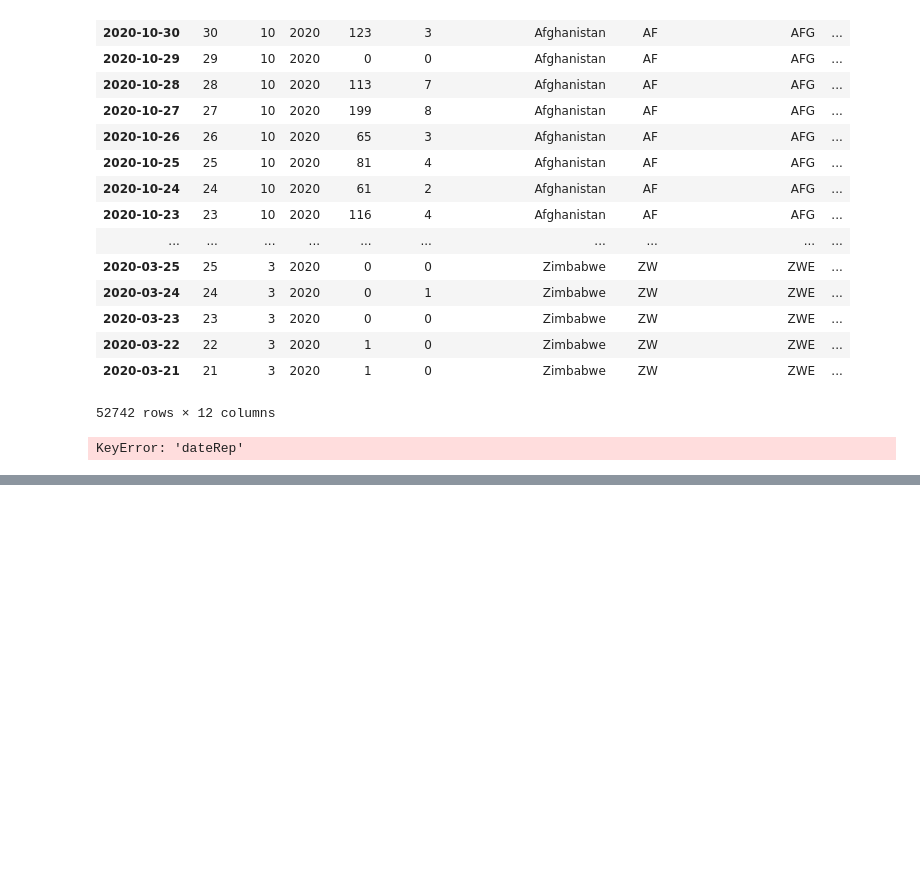
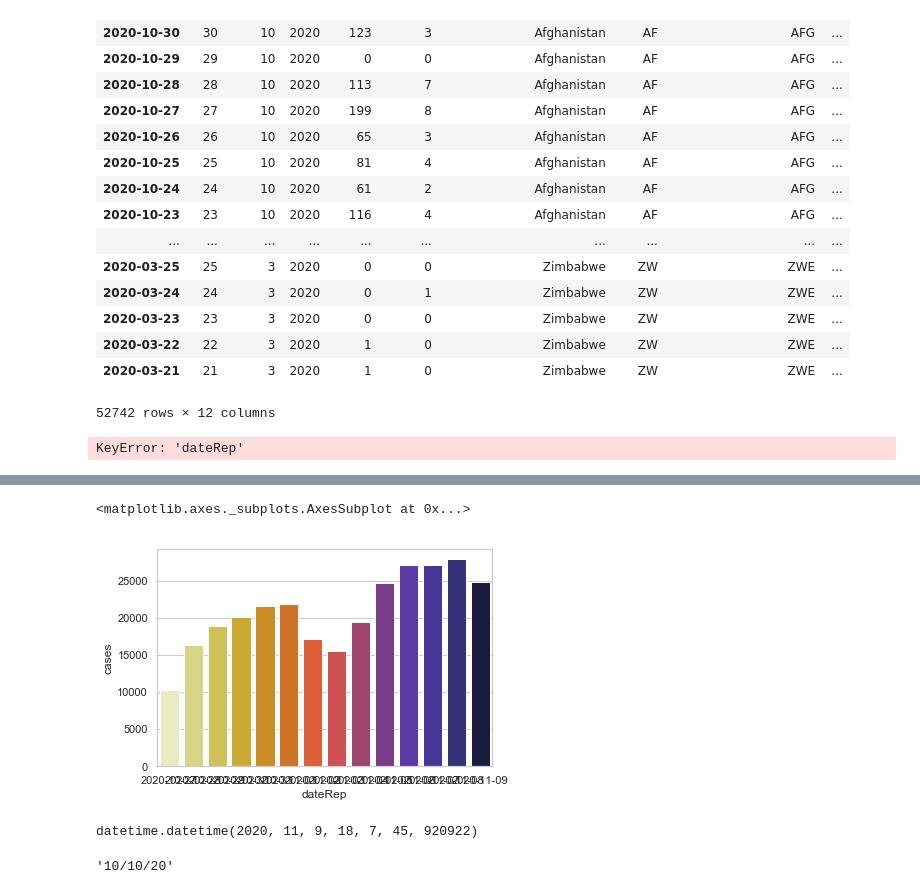
Before and after one commit to Remek953/Covid19---Charts, a Jupyter notebook: 27.10.ipynb, the cells around one changed output, grey strips where cells are left out. Cells and saved outputs as stored; diff of their text form; code cells hidden in the pictures; blank space fills up the shorter version.

Commit message:
Added charts funtions for selected country

```diff
--- a/27.10.ipynb
+++ b/27.10.ipynb
@@ -410,0 +444,7 @@ country_group12['cases']
+# %%
+country_name = (df['countriesAndTerritories'] == 'Poland')
+country = df.loc[country_name]
+
+groupedmonths = country.groupby(country['dateRep'].dt.to_period('D')).sum()
+groupedmonths = groupedmonths.resample('D').asfreq().fillna(0)
+groupedmonths['dateRep'] = groupedmonths.index
@@ -410,0 +462,10 @@ country_group12['cases']
+# %%
+s = groupedmonths[groupedmonths.dateRep > datetime.datetime.now() - pd.to_timedelta("14day")]
+sns.barplot(x='dateRep', y='cases', palette='CMRmap_r', data=s)
+# %% [output]
+<matplotlib.axes._subplots.AxesSubplot at 0x...>
+[figure, added]
+# %%
+datetime.datetime.now()
+# %% [output]
+datetime.datetime(2020, 11, 9, 18, 7, 45, 920922)
@@ -410,0 +474,4 @@ country_group12['cases']
+# %%
+s.strftime('%d/%m/%y')
+# %% [output]
+'10/10/20'
```
Also changed, not shown: parts of 16 cells of this notebook, 3 other files.
